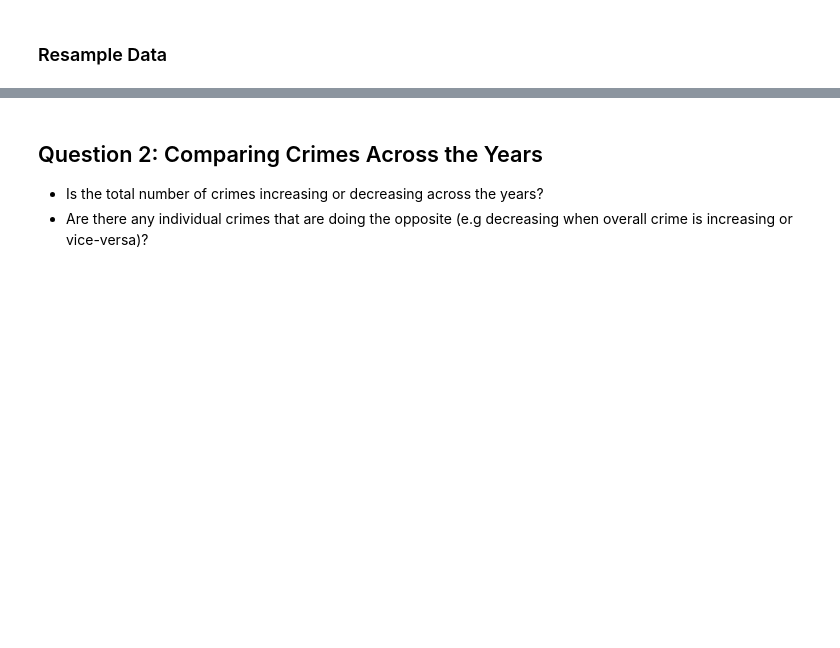
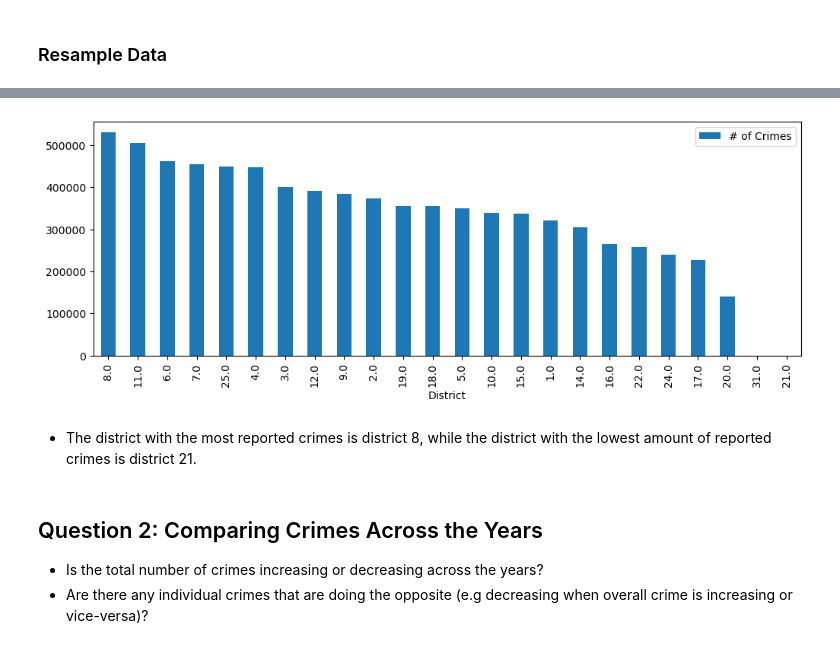
Before and after one commit to krisbarbier/Project-4, a Jupyter notebook: Project 4, Part 1.ipynb, the cells around one changed output, grey strips where cells are left out. Cells and saved outputs as stored; diff of their text form; code cells hidden in the pictures; blank space fills up the shorter version.

```diff
--- a/Project 4, Part 1.ipynb
+++ b/Project 4, Part 1.ipynb
@@ -377,0 +298,5 @@ Name: District, Length: 755, dtype: int64
+# %%
+#Group district and primary type
+districts = df_ts.groupby('District')['Primary Type'].value_counts().sort_index()
+df_districts = districts.to_frame('# of Crimes').reset_index()
+df_districts
@@ -377,0 +317,4 @@ Name: District, Length: 755, dtype: int64
+# %%
+#Aggregate crimes by district
+plot_df = df_districts.groupby('District').agg({'# of Crimes':'sum'}).reset_index()
+plot_df
@@ -378,3 +339,12 @@ Name: District, Length: 755, dtype: int64
+# %%
+#Plot data
+ax = plot_df.sort_values(by = '# of Crimes',
+                         ascending = False).plot(kind = 'bar',
+                                                 x = 'District', y = '# of Crimes');
+# %% [output]
+[figure, added]
+# %% [markdown]
+- The district with the most reported crimes is district 8, while the district with the lowest amount of reported crimes is district 21.
 # %% [markdown]
 ## Question 2: Comparing Crimes Across the Years
 
```
Also changed, not shown: parts of 17 cells of this notebook.
